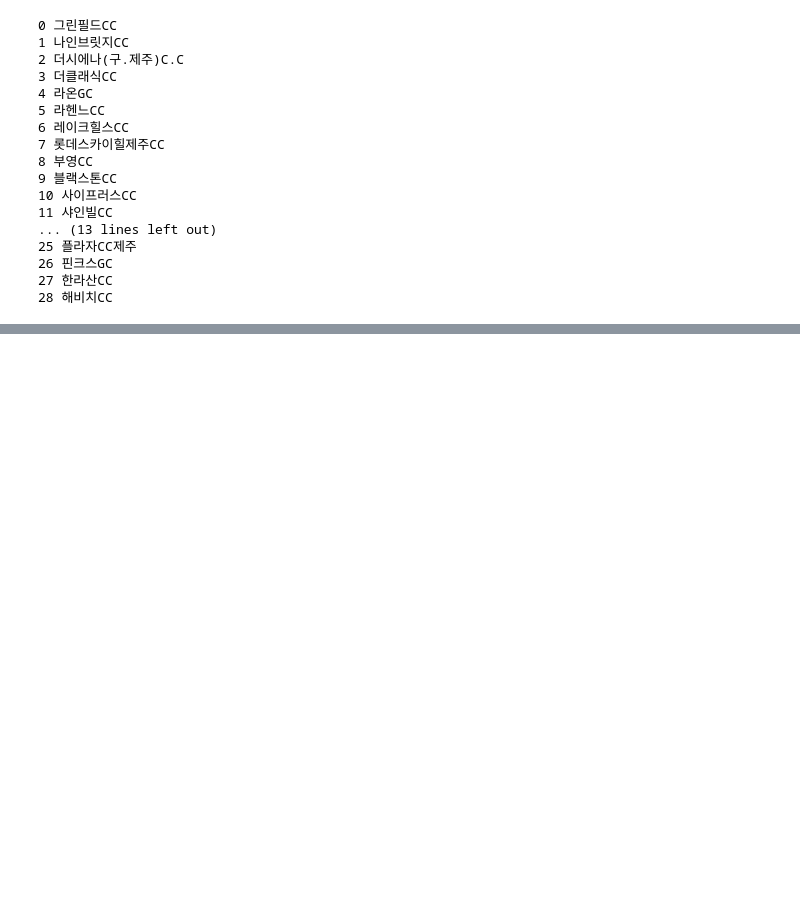
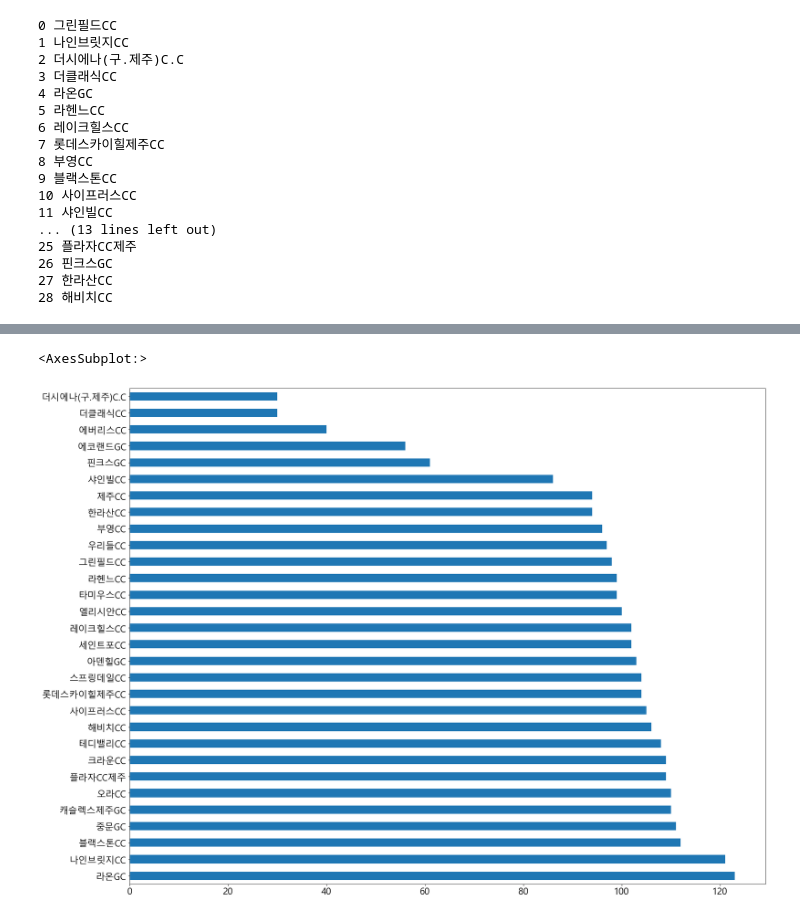
Before and after one commit to minwooking/Next_Ez_Training, a Jupyter notebook: golf17_골프장데이터크롤링.ipynb, the cells around one changed output, grey strips where cells are left out. Drawn from its saved outputs; the diff is of its cells as text; code cells hidden in the pictures; blank space fills up the shorter version.

```diff
--- a/golf17_골프장데이터크롤링.ipynb
+++ b/golf17_골프장데이터크롤링.ipynb
@@ -174,3 +192,8 @@ for i,item in enumerate(df.골프장명):
 26 핀크스GC
 27 한라산CC
 28 해비치CC
+# %%
+golf_course_name=df.골프장명.values
+# %%
+golf_course_name=list(golf_course_name)
+golf_course_name.append('제주CC')
@@ -176,0 +220,32 @@ for i,item in enumerate(df.골프장명):
+# %%
+golf_course_name
+url = []
+lines = []
+for i,name in enumerate(golf_course_name):
+    try:
+        url.append(f'https://search.naver.com/search.naver?where=view&sm=tab_jum&query={quote(golf_course_name[i])}')
+        driver = webdriver.Chrome('D:\WorkSpace\Jeju_Electric_Vehicle_analysis\chromedriver.exe')
+        driver.get(url[i])
+        time.sleep(2)
+        body = driver.find_element_by_tag_name('body')
+        for _ in range(50):
+            body.send_keys(Keys.PAGE_DOWN)
+            time.sleep(1)
+            soup = BeautifulSoup(driver.page_source)
+            lis = soup.select('li.bx._svp_item')
+            len(lis)
+        for li in lis:
+            try:
+                title = li.select_one('a.api_txt_lines.total_tit._cross_trigger').get_text().strip()
+                date = li.select_one('.sub_time.sub_txt').get_text().strip()
+                desc = li.select_one('.api_txt_lines.dsc_txt').get_text().strip()
+                href = li.select_one('a.api_txt_lines.total_tit._cross_trigger')['href']
+                name = golf_course_name[i]
+                lines.append([title,convert_date(date),desc,href,name])
+            except:
+                 if li.select_one('a.api_txt_lines.total_tit._cross_trigger').get_text().strip() == None:
+                        title = '내용이없습니다.'
+                 if li.select_one('.api_txt_lines.dsc_txt').get_text()==None:
+                        desc == '내용이없습니다.'
+    except:
+        pass
@@ -176,0 +254,3 @@ for i,item in enumerate(df.골프장명):
+# %%
+df = pd.DataFrame(lines, columns=['제목','날짜','내용','href','골프장명'])
+df[['제목','날짜','내용','href','골프장명']].head()
@@ -176,0 +264,6 @@ for i,item in enumerate(df.골프장명):
+# %%
+plt.figure(figsize=(25,20))
+df.골프장명.value_counts().plot.barh(fontsize=20)
+# %% [output]
+<AxesSubplot:>
+[figure, added]
```
Also changed, not shown: parts of 13 cells of this notebook.
